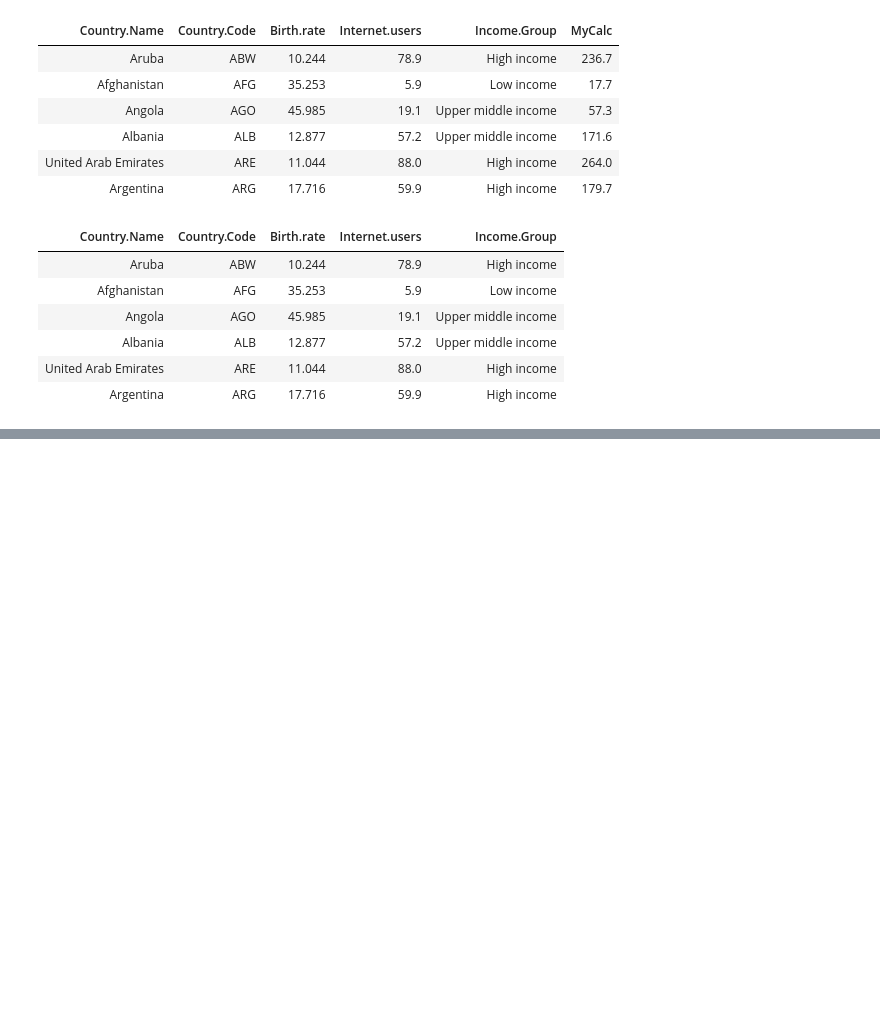
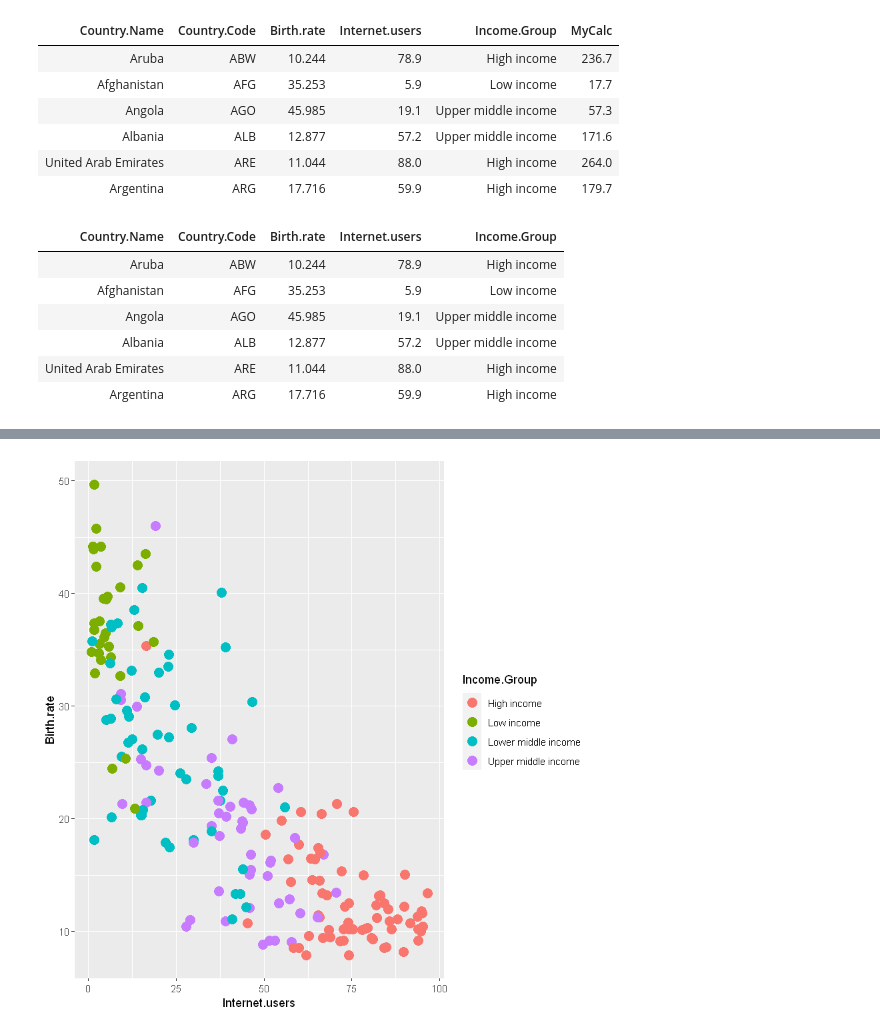
Before and after one commit to Dev-Gaju/R_Programming, a Jupyter notebook: Lec-05(Data_Frame)/One_step_DS.ipynb, the cells around one changed output, grey strips where cells are left out. Cells and saved outputs as stored; diff of their text form; code cells hidden in the pictures; blank space fills up the shorter version.

```diff
--- a/Lec-05(Data_Frame)/One_step_DS.ipynb
+++ b/Lec-05(Data_Frame)/One_step_DS.ipynb
@@ -203,0 +306,4 @@ head(DataFrame)
+# %%
+qplot(data= DataFrame, x= Internet.users, y=Birth.rate, size=I(4), color=Income.Group)   #color by dataset variable
+# %% [output]
+[figure, added]
```
Also changed, not shown: parts of 41 cells of this notebook.
